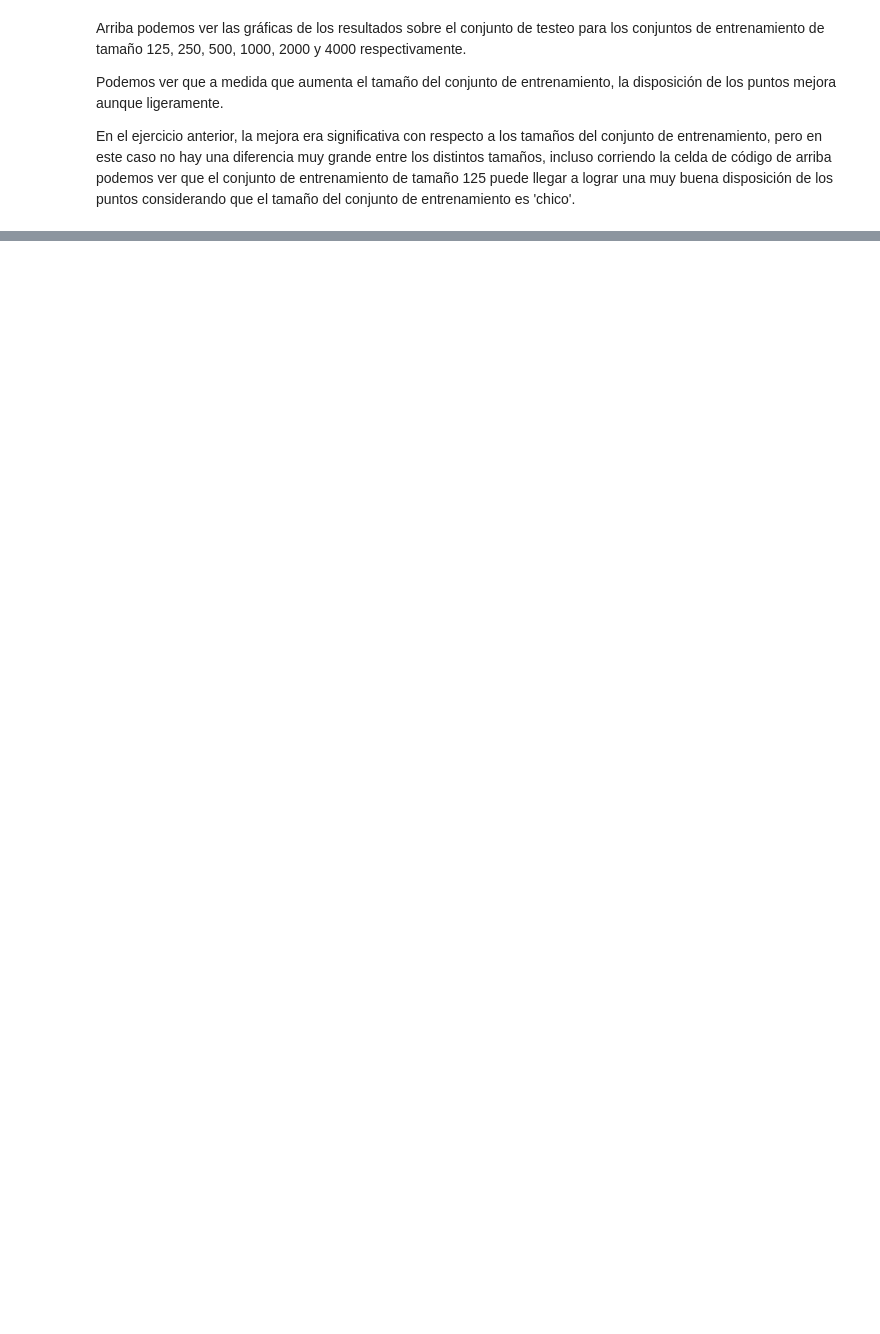
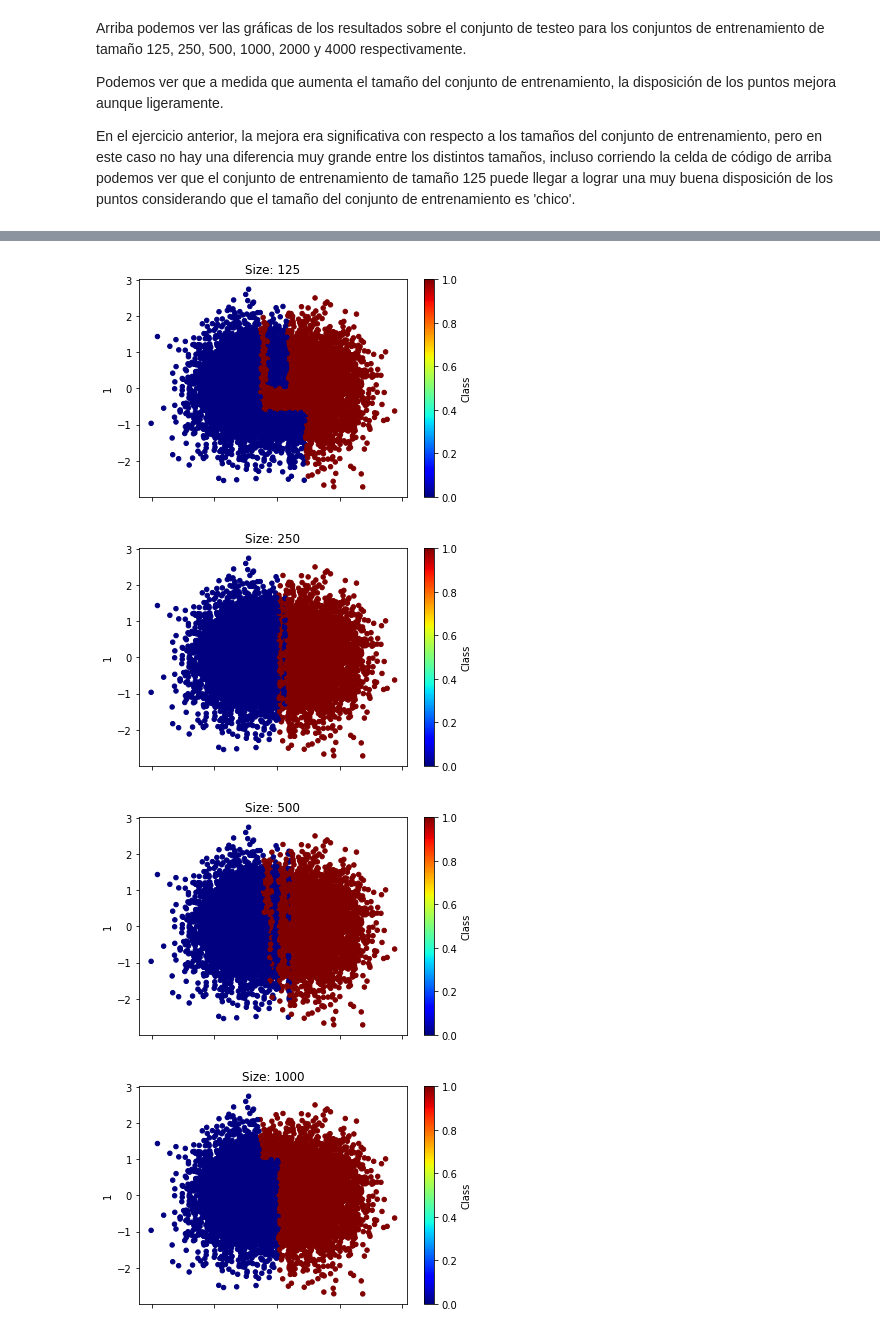
Before and after one commit to natimellino/IAA, a Jupyter notebook: TP1/ArbolesDecision.ipynb, the cells around one changed output, grey strips where cells are left out. Cells and saved outputs as stored; diff of their text form; code cells hidden in the pictures; blank space fills up the shorter version.

```diff
--- a/TP1/ArbolesDecision.ipynb
+++ b/TP1/ArbolesDecision.ipynb
@@ -306,0 +334,80 @@ mean_df.plot(x=0, y=1, kind='scatter', colormap='jet')
+# %%
+# Generamos datasets con el generador del apartado b)
+
+import pandas as pd
+import numpy as np
+from math import sqrt
+import math
+from typing import List
+from sklearn.model_selection import train_test_split
+from sklearn.tree import DecisionTreeClassifier
+from sklearn.datasets import load_iris
+from sklearn import tree
+from sklearn.metrics import accuracy_score
+
+def generate_dataframe_b(d: int, n: int, C: float):
+    deviation = C
+    c0 = [-1] + ([0] * (d - 1))
+    c1 = [1] + ([0] * (d - 1))
+    return generate_dataframe(d, n, deviation, c0, c1)
+
+# Generamos nuestro conjunto de testeo
+data = generate_dataframe_b(2, 10000, 0.78)
+
+test_set = data.loc[ : , ['0', '1'] ]
+y_test_set = data.loc[:, 'Class']
+
+# Valores de n
+n_values = [125, 250, 500, 1000, 2000, 4000]
+
+# Para guardar la info pedida en el enunciado
+nn = []
+train_errors = []
+test_errors = []
+# errors = []
+tree_sizes = []
+# Guardamos un ejemplo de predicción de cada tamaño de n para luego graficarlo
+predictions = {}
+
+# Generamos los 20 conjuntos de entrenamiento para cada n y guardamos la información
+# pedida en el ejercicio para analizarla despues
+
+for n in n_values:
+    for i in range(0, 20):
+        nn.append(n)
+        # Generamos el conjunto de entrenamiento
+        train_set = generate_dataframe_b(2, n, 0.78)
+        Xtrain, ytrain = train_set.loc[ : , ['0', '1'] ], train_set.loc[:, 'Class']
+
+        # Creamos el árbol y lo entrenamos
+        clf = DecisionTreeClassifier(criterion="entropy",min_impurity_decrease=0.005,random_state=0,min_samples_leaf=5)
+        clf.fit(Xtrain, ytrain)
+
+        # Guardamos el tamaño del árbol
+        tree_sizes.append(clf.tree_.node_count)
+
+        # Predecimos sobre el conjunto de testeo
+        prediction = clf.predict(test_set)
+
+        # Guardamos el error (1 - accuracy) sobre el conjunto de entrenamiento
+        # y sobre el conjunto de testeo.
+        test_errors.append(1 - accuracy_score(y_test_set, prediction))
+        train_errors.append(1 - accuracy_score(ytrain, clf.predict(Xtrain)))
+
+        # Si no tenemos un ejemplo de predicciones de este tamaño lo guardamos
+        # para poder analizarlo luego.
+
+        if n not in predictions.keys():
+            predictions[n] = (test_set, prediction)
+
+# Graficamos un conjunto de cada tamaño con su respectiva predicción
+for size in predictions.keys():
+    test_set, prediction = predictions[size]
+    df_pred = test_set
+    df_pred['Class'] = prediction
+    df_pred.plot(x=0, y=1, kind='scatter', c='Class', colormap='jet', title=f"Size: {size}")
+# %% [output]
+[figure, added]
+[figure, added]
+[figure, added]
+[figure, added]
```
Also changed, not shown: parts of 23 cells of this notebook.
